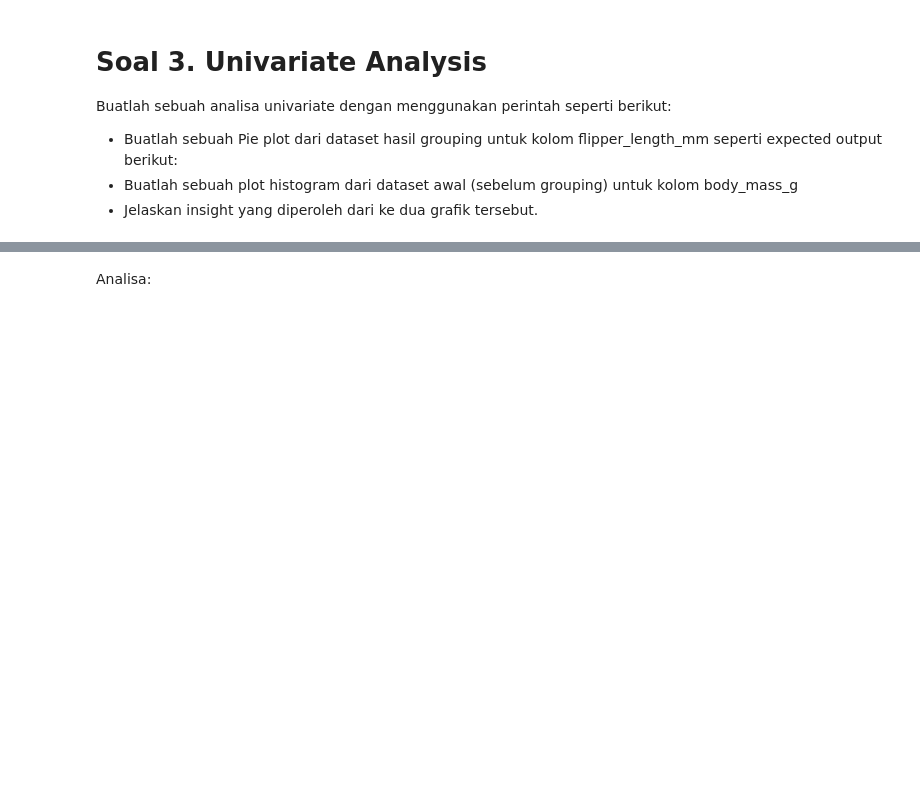
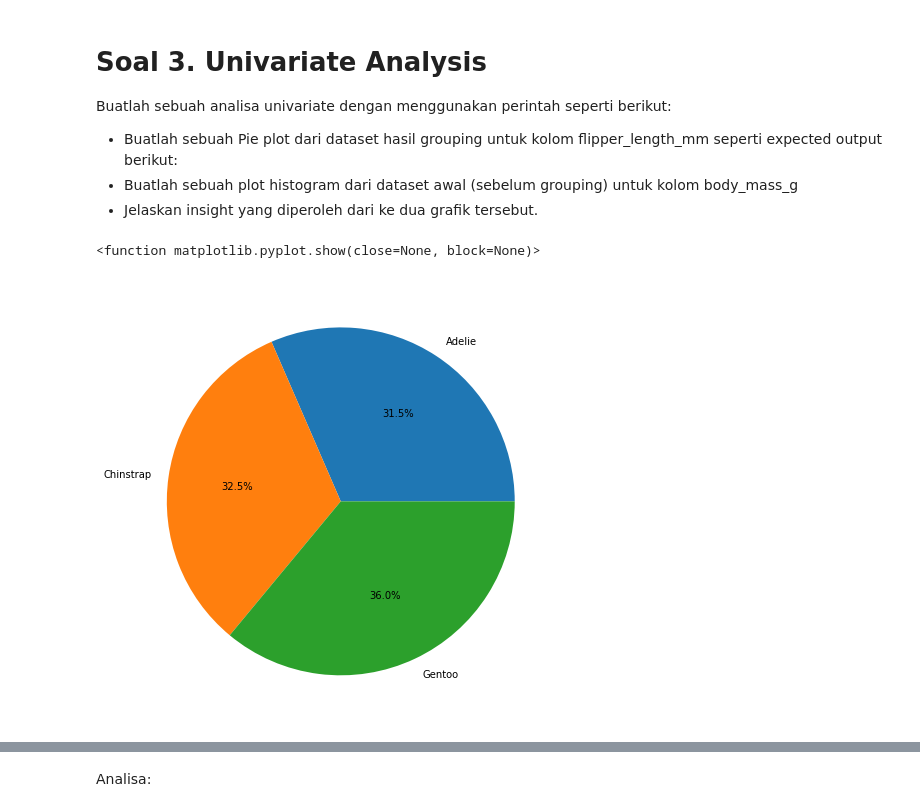
Before and after one commit to benidictusgalihmp/DS-SanberCode, a Jupyter notebook: W04/W04_T02.ipynb, the cells around one changed output, grey strips where cells are left out. Drawn from its saved outputs; the diff is of its cells as text; code cells hidden in the pictures; blank space fills up the shorter version.

```diff
--- a/W04/W04_T02.ipynb
+++ b/W04/W04_T02.ipynb
@@ -93,7 +93,8 @@ memory usage: 18.9+ KB
 # %%
 #code here
 dftwo = df.dropna()
-dftwo.groupby(by='species').mean()
+dftwo = dftwo.groupby(by='species').mean()
+dftwo
 # %% [output]
 |  | bill_length_mm | bill_depth_mm | flipper_length_mm | body_mass_g |
 | species |  |  |  |  |
@@ -116,0 +116,18 @@ Buatlah sebuah analisa univariate dengan menggunakan perintah seperti berikut:
+# %%
+#code here
+# Create canvas
+plt.figure(figsize=(12, 8))
+
+# Modify df into a percentage number in string type
+# @param    :   df with type int or float
+# @return   :   a string with '%' character
+def number(df):
+    return "{:.1f}%".format(df)
+
+# Plotting data into pie plot and labels = index with percentage of each data
+plt.pie(dftwo['flipper_length_mm'], labels=dftwo.index, autopct=lambda var: number(var))
+
+plt.show
+# %% [output]
+<function matplotlib.pyplot.show(close=None, block=None)>
+[figure, added]
```
Also changed, not shown: parts of 5 cells of this notebook.
